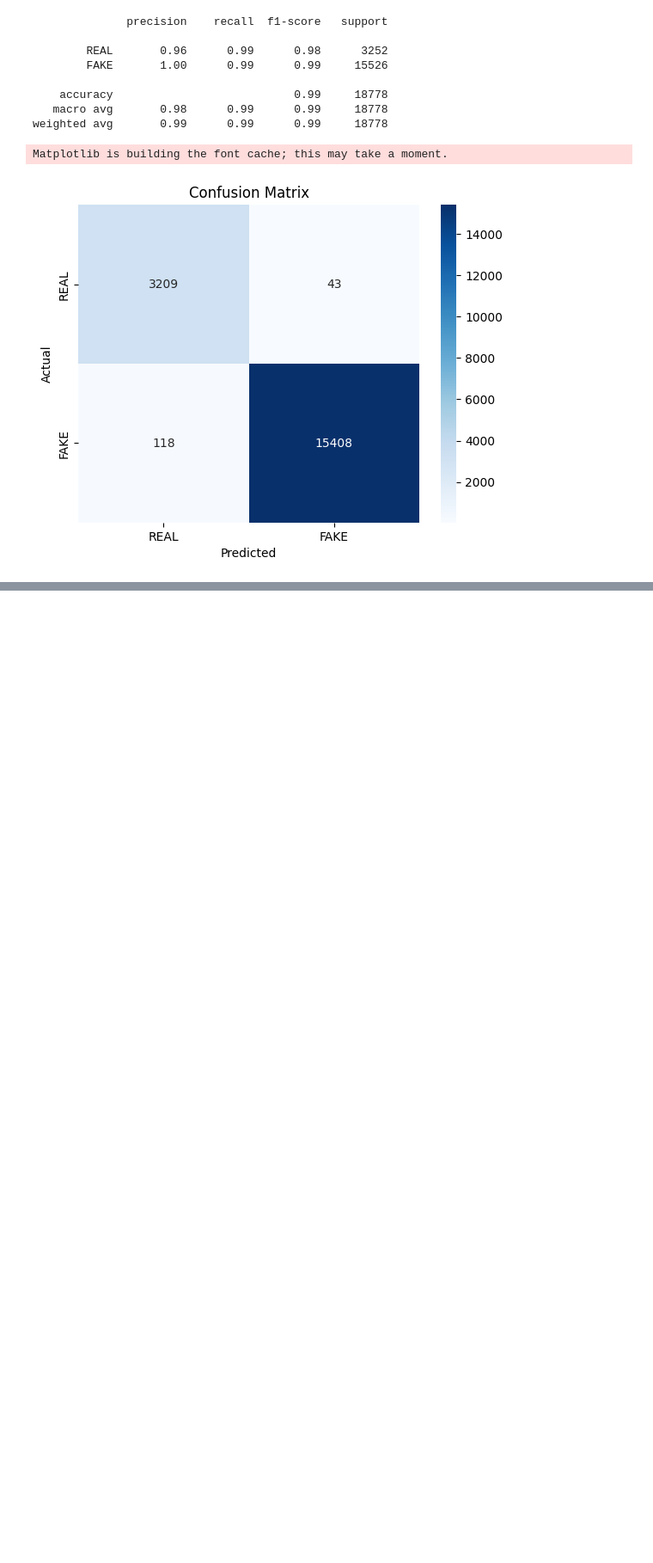
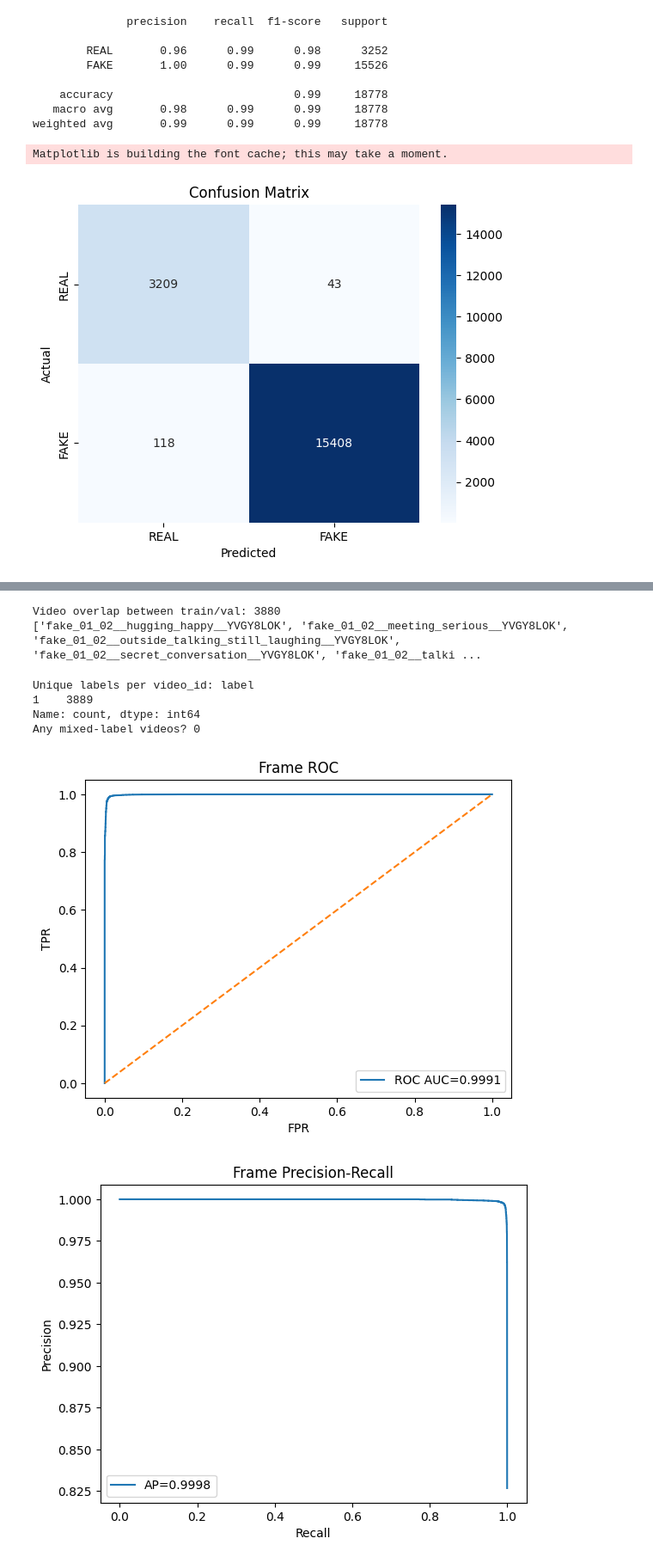
Before and after one commit to shaniaakhan21/multimodal-deepfake-detection, a Jupyter notebook: revealed.ipynb, the cells around one changed output, grey strips where cells are left out. Shown at 86% size. Drawn from its saved outputs; the diff is of its cells as text; code cells hidden in the pictures; blank space fills up the shorter version.

```diff
--- a/revealed.ipynb
+++ b/revealed.ipynb
@@ -392,0 +677,72 @@ torch.save(model.state_dict(), "revealed_deepfake_detector.pth")
+# %%
+import re, pandas as pd
+
+def to_vid(p):
+    name = p.split('/')[-1]
+    return re.sub(r'_frame\d+\.(jpg|jpeg|png)$','', name, flags=re.I)
+
+tr = pd.read_csv('train.csv')
+vl = pd.read_csv('val.csv')
+
+train_vids = set(tr['filepath'].apply(to_vid))
+val_vids   = set(vl['filepath'].apply(to_vid))
+
+overlap = train_vids & val_vids
+print("Video overlap between train/val:", len(overlap))
+print(list(sorted(overlap))[:20])
+# %% [output]
+Video overlap between train/val: 3880
+['fake_01_02__hugging_happy__YVGY8LOK', 'fake_01_02__meeting_serious__YVGY8LOK', 'fake_01_02__outside_talking_still_laughing__YVGY8LOK', 'fake_01_02__secret_conversation__YVGY8LOK', 'fake_01_02__talki ...
+# %%
+v = pd.read_csv('val_frame_scores.csv')
+chk = v.groupby('filepath'.replace('filepath','video_id',1) if 'video_id' in v.columns else 'filepath')  # fallback
+# better: use your function
+import re, os
+def to_video_id(path):
+    name = os.path.basename(path)
+    return re.sub(r'_frame\d+\.(jpg|jpeg|png)$','', name, flags=re.I)
+v['video_id'] = v['filepath'].apply(to_video_id)
+
+mix = v.groupby('video_id')['label'].nunique().value_counts()
+print("Unique labels per video_id:", mix)
+bad = v.groupby('video_id')['label'].nunique()
+bad = bad[bad>1]
+print("Any mixed-label videos?", len(bad))
+# %% [output]
+Unique labels per video_id: label
+1    3889
+Name: count, dtype: int64
+Any mixed-label videos? 0
+# %%
+import pandas as pd, matplotlib.pyplot as plt
+from sklearn.metrics import roc_curve, auc, precision_recall_curve, average_precision_score
+
+df = pd.read_csv('val_frame_scores.csv')
+y = df['label'].values
+p = df['prob_fake'].values
+
+# ROC
+fpr, tpr, thr = roc_curve(y, p)
+roc_auc = auc(fpr, tpr)
+
+plt.figure()
+plt.plot(fpr, tpr, label=f'ROC AUC={roc_auc:.4f}')
+plt.plot([0,1],[0,1],'--')
+plt.xlabel('FPR'); plt.ylabel('TPR'); plt.title('Frame ROC'); plt.legend(); plt.show()
+
+# PR
+prec, rec, thr_pr = precision_recall_curve(y, p)
+ap = average_precision_score(y, p)
+plt.figure()
+plt.plot(rec, prec, label=f'AP={ap:.4f}')
+plt.xlabel('Recall'); plt.ylabel('Precision'); plt.title('Frame Precision-Recall'); plt.legend(); plt.show()
+
+# Score histograms
+import numpy as np
+plt.figure()
+plt.hist(p[y==0], bins=50, alpha=0.6, label='REAL')
+plt.hist(p[y==1], bins=50, alpha=0.6, label='FAKE')
+plt.legend(); plt.title('P(fake) distribution'); plt.show()
+# %% [output]
+[figure, added]
+[figure, added]
```
Also changed, not shown: parts of 22 cells of this notebook, 11 other files.
